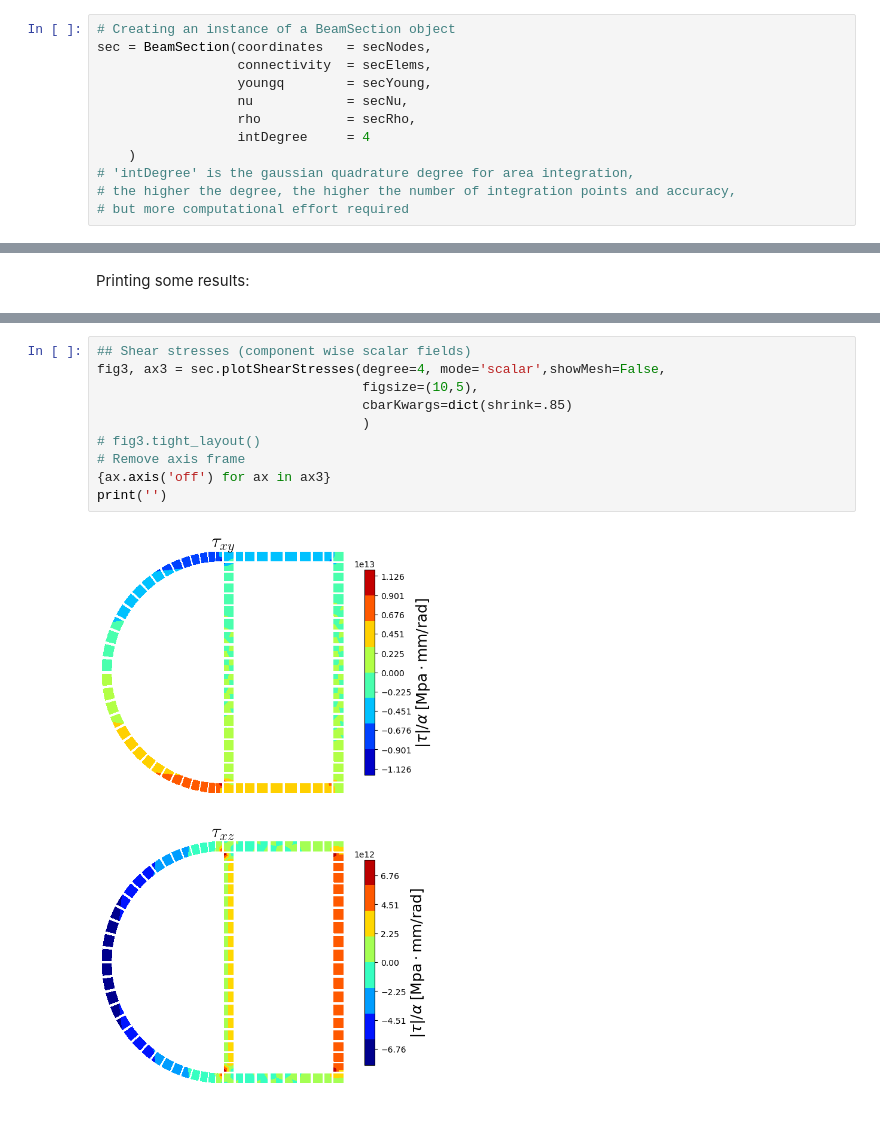
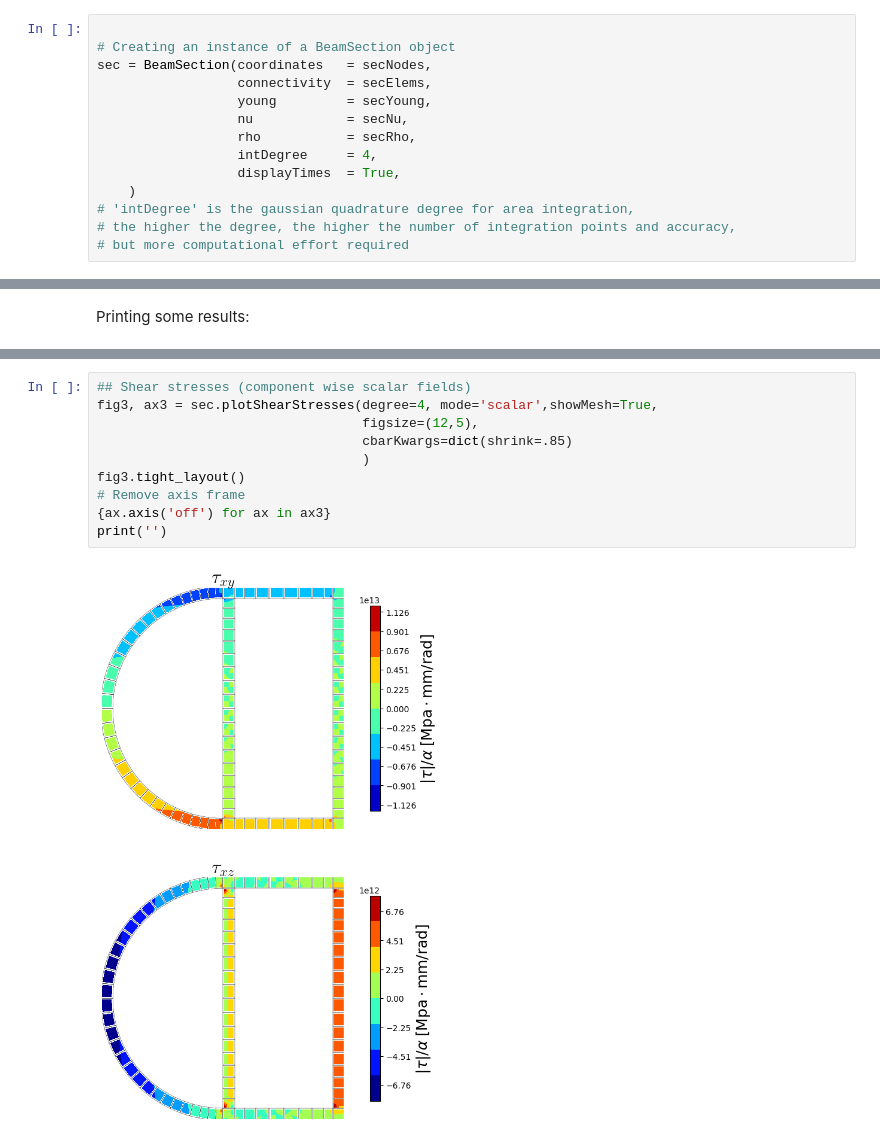
Before and after one commit to tiagoburiol/fb.beamSection, a Jupyter notebook: notebooks/multicell_profile_example.ipynb, the cells around one changed output, grey strips where cells are left out. Saved outputs shown, nothing was run; the diff lists cells and outputs as text.

```diff
--- a/notebooks/multicell_profile_example.ipynb
+++ b/notebooks/multicell_profile_example.ipynb
@@ -47,11 +49,13 @@ When creating the instance, the cross-section warping problem is solved and the
 # %%
+
 # Creating an instance of a BeamSection object
 sec = BeamSection(coordinates   = secNodes,
                   connectivity  = secElems,
-                  youngq        = secYoung,
+                  young         = secYoung,
                   nu            = secNu,
                   rho           = secRho,
-                  intDegree     = 4
+                  intDegree     = 4,
+                  displayTimes  = True,
     )
 # 'intDegree' is the gaussian quadrature degree for area integration,
 # the higher the degree, the higher the number of integration points and accuracy,
@@ -117,12 +131,12 @@ Shear stress distribution (as component-wise scalar fields)
 # %%
 ## Shear stresses (component wise scalar fields)
-fig3, ax3 = sec.plotShearStresses(degree=4, mode='scalar',showMesh=False,
-                                  figsize=(10,5),
+fig3, ax3 = sec.plotShearStresses(degree=4, mode='scalar',showMesh=True,
+                                  figsize=(12,5),
                                   cbarKwargs=dict(shrink=.85)
                                   )
-# fig3.tight_layout()
+fig3.tight_layout()
 # Remove axis frame
 {ax.axis('off') for ax in ax3}
 print('')
 # %% [output]
-[figure, old version]
+[figure, new version]
```
Also changed, not shown: parts of 16 cells of this notebook.
